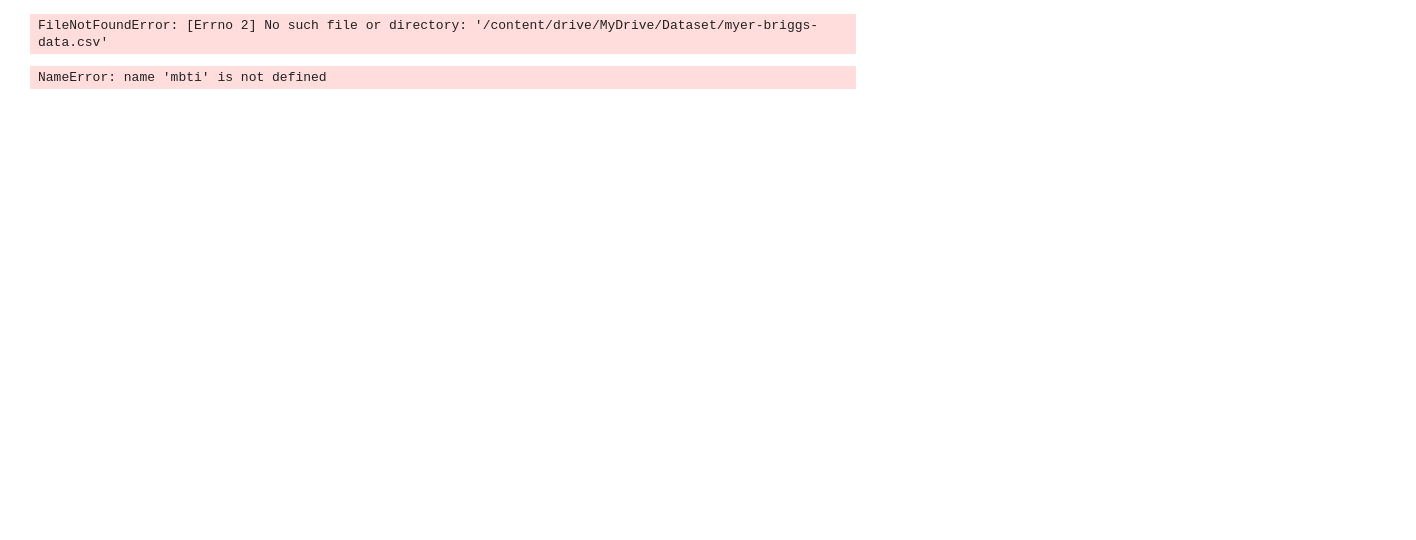
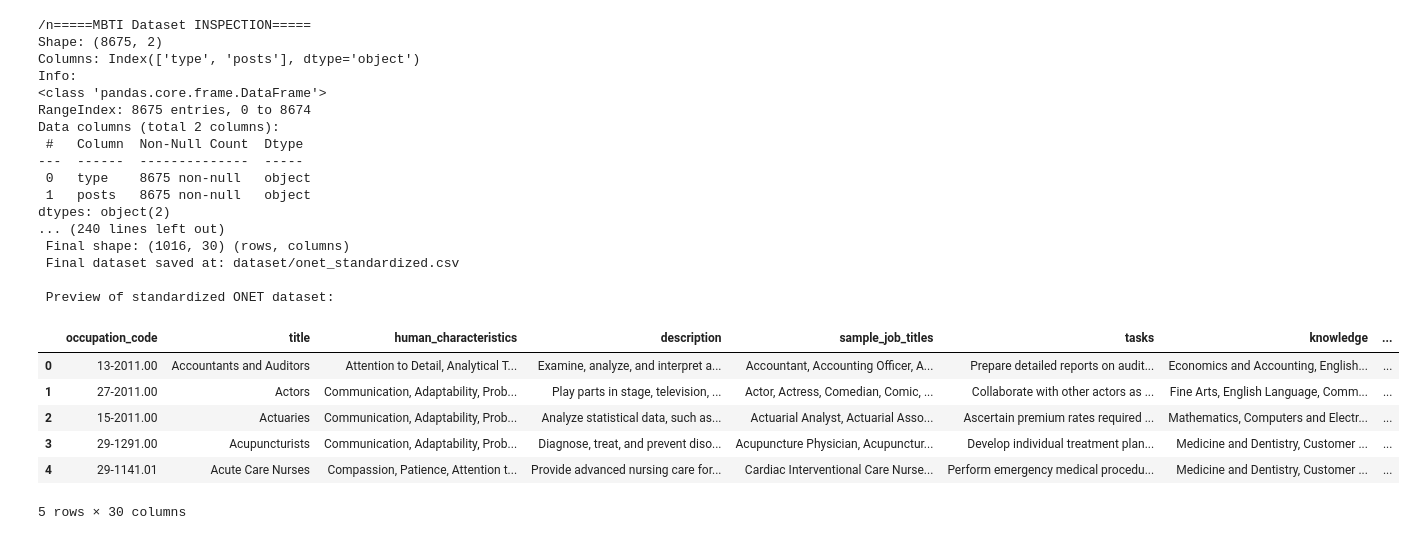
Before and after one commit to Break-Through-Tech-AI-Studio/AI-Project-CariCon-2A, a Jupyter notebook: Caricon_2A_Milestone_1_Workspace.ipynb, the cells around one changed output. Cells and saved outputs as stored; diff of their text form; code cells hidden in the pictures; blank space fills up the shorter version.

```diff
--- a/Caricon_2A_Milestone_1_Workspace.ipynb
+++ b/Caricon_2A_Milestone_1_Workspace.ipynb
@@ -26,13 +51,11 @@ mbti = pd.read_csv("dataset/myer-briggs-data.csv")
 #mbtis = pd.read_csv("/content/myer-briggs-data.cvs.csv")
 
 # ONET datasets (Excel files, so use read_excel)
-onet_salaries = pd.read_excel("dataset/onet_data_with_salaries.xlsx")
+#onet_salaries = pd.read_excel("dataset/onet_data_with_salaries.xlsx")
 onet_humn = pd.read_excel("dataset/onet_data_with_human_characteristics.xlsx")
 
 #Added:
 onet_complete = pd.read_excel("dataset/complete_onet_data_with_human_characteristics.xlsx")
-# %% [output]
-FileNotFoundError: [Errno 2] No such file or directory: '/content/drive/MyDrive/Dataset/myer-briggs-data.csv'
 # %%
 ###TASK 1: Dataset Inspection###
 #inspecting the datasets
@@ -70,8 +93,8 @@ def inspect_dataset(df,name="Dataset"):
 
 # Inspecting all the datasets
 inspect_dataset(mbti, "MBTI Dataset")
-inspect_dataset(mbtis, "MBTI (duplicate?) Dataset")
-inspect_dataset(onet_salaries, "O*NET Salaries Dataset")
+#inspect_dataset(mbtis, "MBTI (duplicate?) Dataset")
+#inspect_dataset(onet_salaries, "O*NET Salaries Dataset")
 inspect_dataset(onet_humn, "O*NET Human Characteristics Dataset")
 
 
@@ -93,12 +116,12 @@ def standardize_columns(df):
     )
     return df
 
-onet_salaries = standardize_columns(onet_salaries)
+#onet_salaries = standardize_columns(onet_salaries)
 onet_humn = standardize_columns(onet_humn)
 onet_complete = standardize_columns(onet_complete)
 
 # Reorder columns to match complete dataset (base schema)
-onet_salaries = onet_salaries.reindex(columns=onet_complete.columns.intersection(onet_salaries.columns))
+#onet_salaries = onet_salaries.reindex(columns=onet_complete.columns.intersection(onet_salaries.columns))
 onet_humn = onet_humn.reindex(columns=onet_complete.columns)
 
 # Step 2: Identify Redundancy
@@ -114,34 +137,57 @@ def compare_columns(base, other, name):
         print(f"  - Missing columns: {missing}")
     else:
         print("  - No missing columns compared to base.")
     if extra:
         print(f"  - Extra columns: {extra}")
     else:
         print("  - No extra columns compared to base.")
 
-compare_columns(onet_complete, onet_salaries, "O*NET Salaries")
+#compare_columns(onet_complete, onet_salaries, "O*NET Salaries")
 compare_columns(onet_complete, onet_humn, "O*NET Human Characteristics")
 
 
 print(" The other ONET datasets are redundant once alignment is done.")
 
 # Step 3: Drop Duplicates
 # Keep only the complete dataset as the single source of truth
 onet_standardized = onet_complete.drop_duplicates()
 
 # Save Cleaned Dataset
 output_path = "dataset/onet_standardized.csv"
 onet_standardized.to_csv(output_path, index=False)
 
 print("\n Cleaning pipeline complete.")
 print(" Using `complete_onet_data_with_human_characteristics` as the single source of truth.")
 print(f" Final shape: {onet_standardized.shape} (rows, columns)")
 print(f" Final dataset saved at: {output_path}")
 
 # Preview first rows
 print("\n Preview of standardized ONET dataset:")
 display(onet_standardized.head())
 # %% [output]
-NameError: name 'mbti' is not defined
+/n=====MBTI Dataset INSPECTION=====
+Shape: (8675, 2)
+Columns: Index(['type', 'posts'], dtype='object')
+Info:
+<class 'pandas.core.frame.DataFrame'>
+RangeIndex: 8675 entries, 0 to 8674
+Data columns (total 2 columns):
+ #   Column  Non-Null Count  Dtype
+---  ------  --------------  -----
+ 0   type    8675 non-null   object
+ 1   posts   8675 non-null   object
+dtypes: object(2)
+... (240 lines left out)
+ Final shape: (1016, 30) (rows, columns)
+ Final dataset saved at: dataset/onet_standardized.csv
+
+ Preview of standardized ONET dataset:
+|  | occupation_code | title | human_characteristics | description | sample_job_titles | tasks | knowledge | ... |
+| 0 | 13-2011.00 | Accountants and Auditors | Attention to Detail, Analytical T... | Examine, analyze, and interpret a... | Accountant, Accounting Officer, A... | Prepare detailed reports on audit... | Economics and Accounting, English... | ... |
+| 1 | 27-2011.00 | Actors | Communication, Adaptability, Prob... | Play parts in stage, television, ... | Actor, Actress, Comedian, Comic, ... | Collaborate with other actors as ... | Fine Arts, English Language, Comm... | ... |
+| 2 | 15-2011.00 | Actuaries | Communication, Adaptability, Prob... | Analyze statistical data, such as... | Actuarial Analyst, Actuarial Asso... | Ascertain premium rates required ... | Mathematics, Computers and Electr... | ... |
+| 3 | 29-1291.00 | Acupuncturists | Communication, Adaptability, Prob... | Diagnose, treat, and prevent diso... | Acupuncture Physician, Acupunctur... | Develop individual treatment plan... | Medicine and Dentistry, Customer ... | ... |
+| 4 | 29-1141.01 | Acute Care Nurses | Compassion, Patience, Attention t... | Provide advanced nursing care for... | Cardiac Interventional Care Nurse... | Perform emergency medical procedu... | Medicine and Dentistry, Customer ... | ... |
+5 rows × 30 columns
 # %%
 ### TASK 3: Clean data, remove stopwords and tokenize text ###
```
Also changed, not shown: parts of 4 cells of this notebook, 3 other files.
